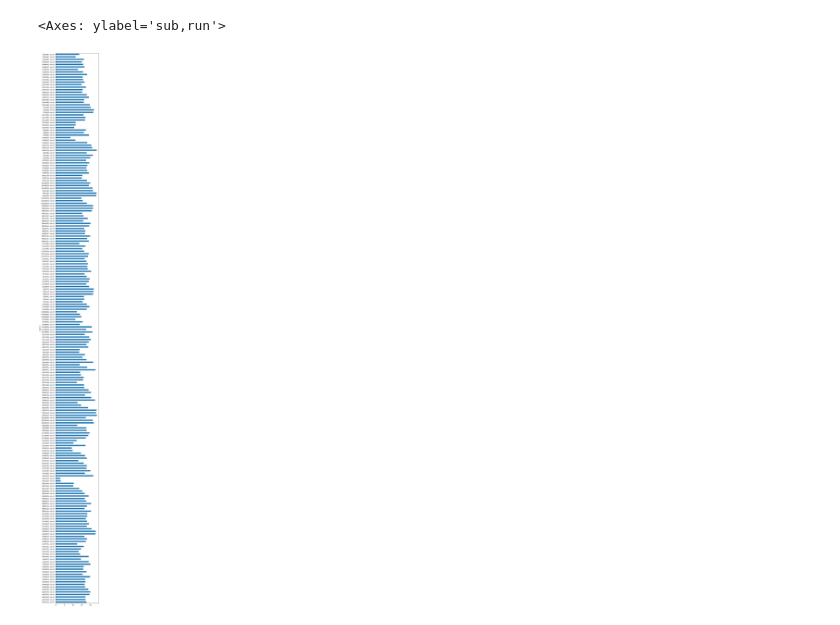
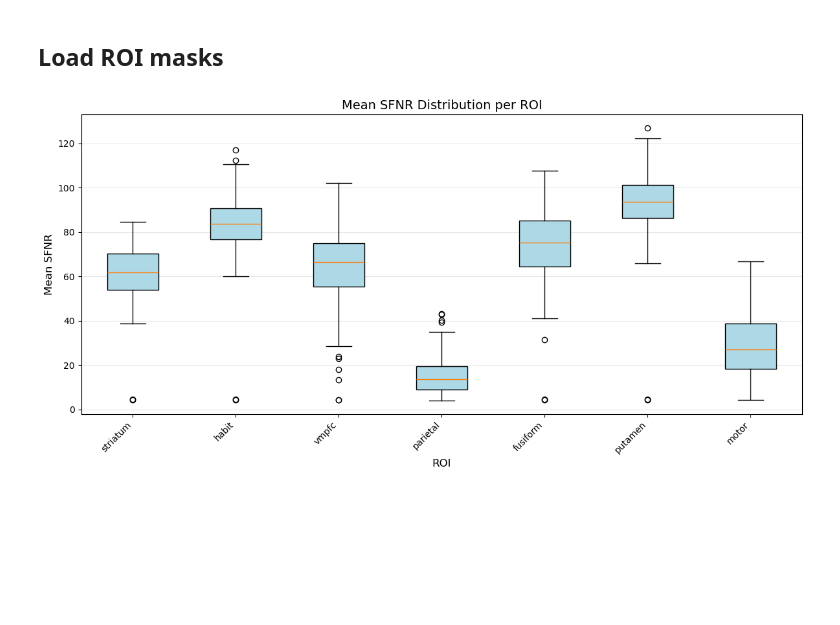
Before and after one commit to hugofluhr/learning-habits-analysis, a Jupyter notebook: notebooks/inspect_SFNR.ipynb, the cells around one changed output. Drawn from its saved outputs; the diff is of its cells as text; code cells hidden in the pictures; blank space fills up the shorter version.

Commit message:
looking at sfnr per ROI

```diff
--- a/notebooks/inspect_SFNR.ipynb
+++ b/notebooks/inspect_SFNR.ipynb
@@ -36,5 +17,0 @@ df_reset = df.reset_index()
-# %%
-df.plot(kind='barh', y='mean', legend=False, figsize=(5, 64))
-# %% [output]
-<Axes: ylabel='sub,run'>
-[figure, removed]
@@ -40,0 +37,2 @@ df.plot(kind='barh', y='mean', legend=False, figsize=(5, 64))
+# %% [markdown]
+## Load ROI masks
@@ -40,0 +60,39 @@ df.plot(kind='barh', y='mean', legend=False, figsize=(5, 64))
+# %%
+# Compute mean SFNR in each ROI for each subject/run
+mean_sfnr = np.zeros((len(subjects), len(run_labels), len(roi_names)))
+
+for i, sub in enumerate(subjects):
+    for j, run in enumerate(run_labels):
+        sfnr_vol = data[i, j]
+        for k, roi_name in enumerate(roi_names):
+            mask = rois[roi_name]
+            masked_vals = sfnr_vol[mask]
+            mean_sfnr[i, j, k] = masked_vals.mean() if masked_vals.size > 0 else np.nan
+
+# mean_sfnr[subject, run, roi]
+# %%
+# Create box plot of mean SFNR per ROI
+fig, ax = plt.subplots(figsize=(12, 6))
+
+# Prepare data for box plot: reshape mean_sfnr to combine subjects and runs
+# mean_sfnr shape: (subjects, runs, rois)
+data_for_plot = mean_sfnr.reshape(-1, len(roi_names))
+
+# Create box plot
+bp = ax.boxplot([data_for_plot[:, i] for i in range(len(roi_names))],
+                 tick_labels=roi_names,
+                 patch_artist=True)
+
+# Customize appearance
+for patch in bp['boxes']:
+    patch.set_facecolor('lightblue')
+
+ax.set_xlabel('ROI', fontsize=12)
+ax.set_ylabel('Mean SFNR', fontsize=12)
+ax.set_title('Mean SFNR Distribution per ROI', fontsize=14)
+ax.grid(axis='y', alpha=0.3)
+plt.xticks(rotation=45, ha='right')
+plt.tight_layout()
+plt.show()
+# %% [output]
+[figure, added]
```
Also changed, not shown: parts of 9 cells of this notebook, 2 other files.
